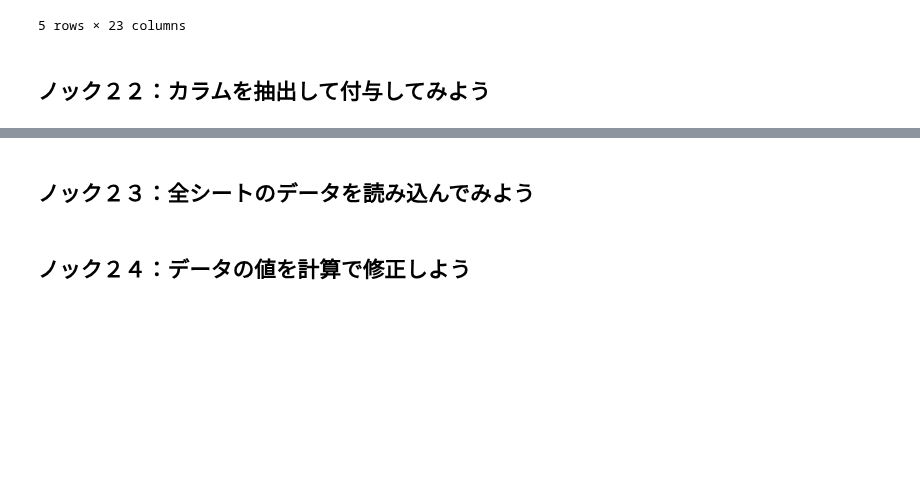
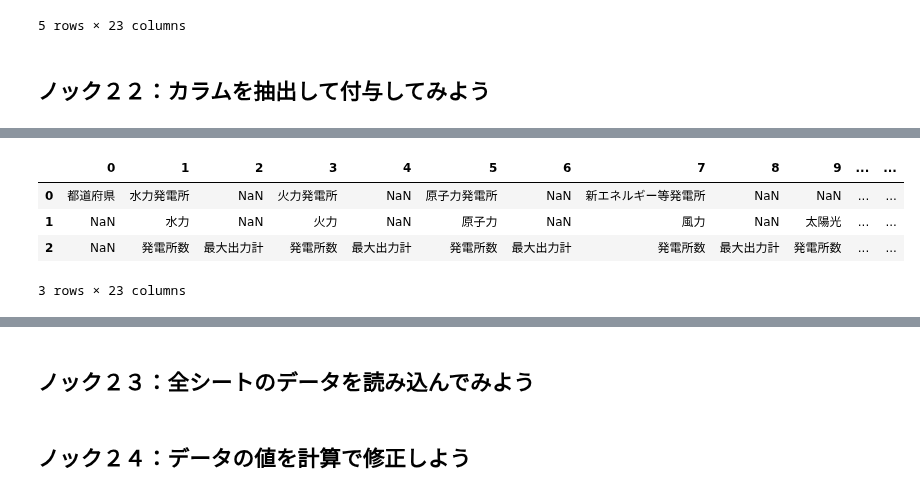
Before and after one commit to winuim/python-process-visualization-100, a Jupyter notebook: chapter-2/src/chapter-2.ipynb, the cells around one changed output, grey strips where cells are left out. Drawn from its saved outputs; the diff is of its cells as text; code cells hidden in the pictures; blank space fills up the shorter version.

```diff
--- a/chapter-2/src/chapter-2.ipynb
+++ b/chapter-2/src/chapter-2.ipynb
@@ -61,0 +72,10 @@ data.tail()
+# %%
+col_data.iloc[1, 1:].fillna(col_data.iloc[0, 1:], inplace=True)
+col_data.iloc[1, 1:] = col_data.iloc[1, 1:].str.replace("発電所", "")
+col_data
+# %% [output]
+|  | 0 | 1 | 2 | 3 | 4 | 5 | 6 | 7 | 8 | 9 | ... | ... |
+| 0 | 都道府県 | 水力発電所 | NaN | 火力発電所 | NaN | 原子力発電所 | NaN | 新エネルギー等発電所 | NaN | NaN | ... | ... |
+| 1 | NaN | 水力 | NaN | 火力 | NaN | 原子力 | NaN | 風力 | NaN | 太陽光 | ... | ... |
+| 2 | NaN | 発電所数 | 最大出力計 | 発電所数 | 最大出力計 | 発電所数 | 最大出力計 | 発電所数 | 最大出力計 | 発電所数 | ... | ... |
+3 rows × 23 columns
```
Also changed, not shown: parts of 6 cells of this notebook.
